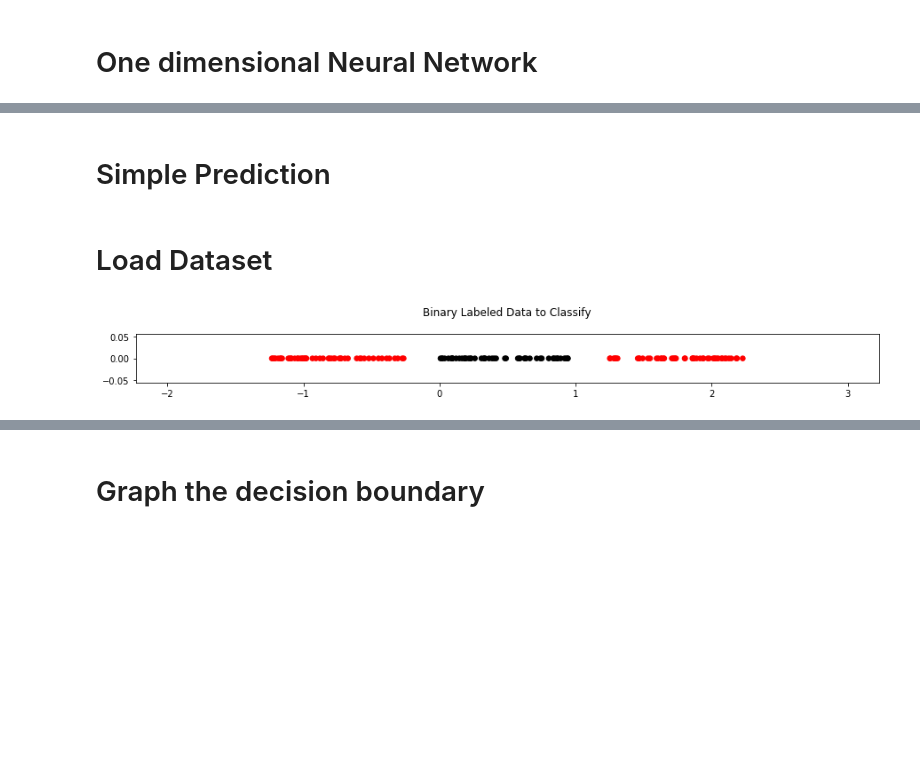
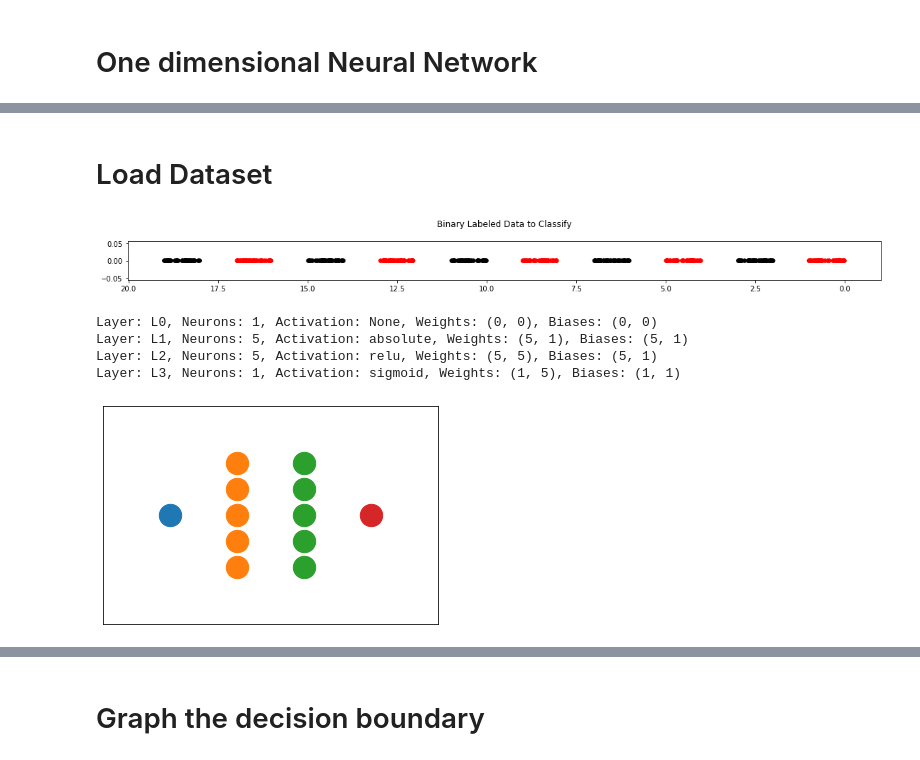
Before and after one commit to AleksandrGontcharov/neuralnetwork, a Jupyter notebook: neural_network_one-dim.ipynb, the cells around one changed output, grey strips where cells are left out. Drawn from its saved outputs; the diff is of its cells as text; code cells hidden in the pictures; blank space fills up the shorter version.

```diff
--- a/neural_network_one-dim.ipynb
+++ b/neural_network_one-dim.ipynb
@@ -26,9 +6,20 @@ mynetwork.layers['L2']['biases'] = np.zeros_like(mynetwork.layers['L2']['biases'
-# %% [markdown]
-# Simple Prediction
 # %% [markdown]
 # Load Dataset
-# %%
-X,Y = nregion.load_data()
-nregion.graph(X,Y)
-# %% [output]
-[figure, removed]
+# %%
+X_train, Y_train, X_val, Y_val, C, R = nregion.load_data(regions=10)
+nregion.graph(X_train,Y_train, padding =20)
+# %% [output]
+[figure, added]
+# %%
+# Example Network
+mynetwork = Network(1)
+mynetwork.add_layer(5, activation = 'absolute' )
+mynetwork.add_layer(5, activation = 'relu')
+mynetwork.add_layer(1, activation = 'sigmoid')
+mynetwork.summary()
+# %% [output]
+Layer: L0, Neurons: 1, Activation: None, Weights: (0, 0), Biases: (0, 0)
+Layer: L1, Neurons: 5, Activation: absolute, Weights: (5, 1), Biases: (5, 1)
+Layer: L2, Neurons: 5, Activation: relu, Weights: (5, 5), Biases: (5, 1)
+Layer: L3, Neurons: 1, Activation: sigmoid, Weights: (1, 5), Biases: (1, 1)
+[figure, added]
```
Also changed, not shown: parts of 16 cells of this notebook, 5 other files.
